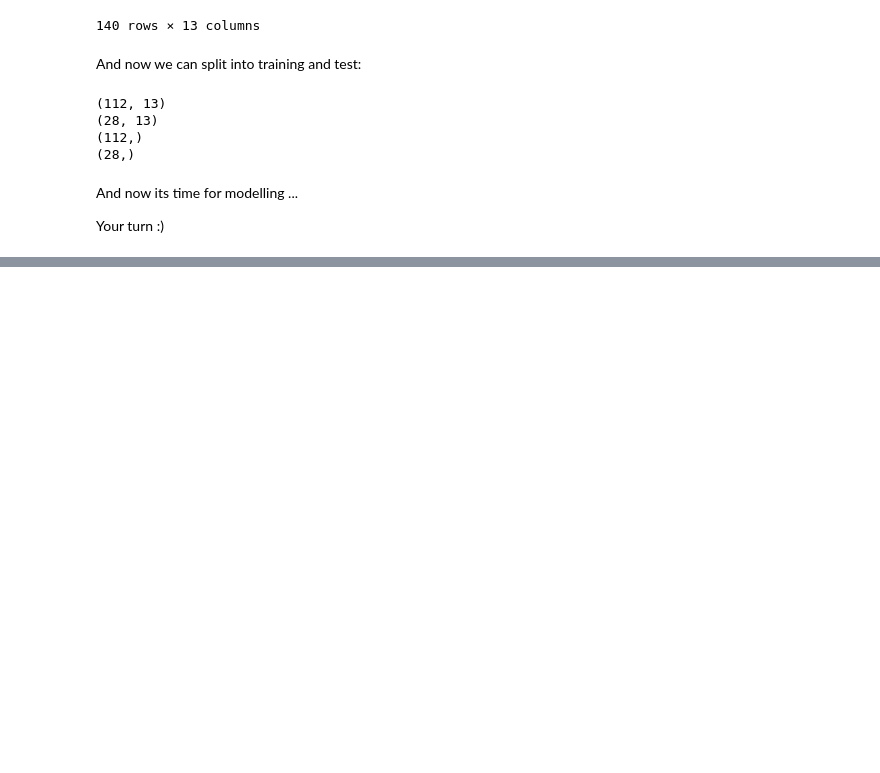
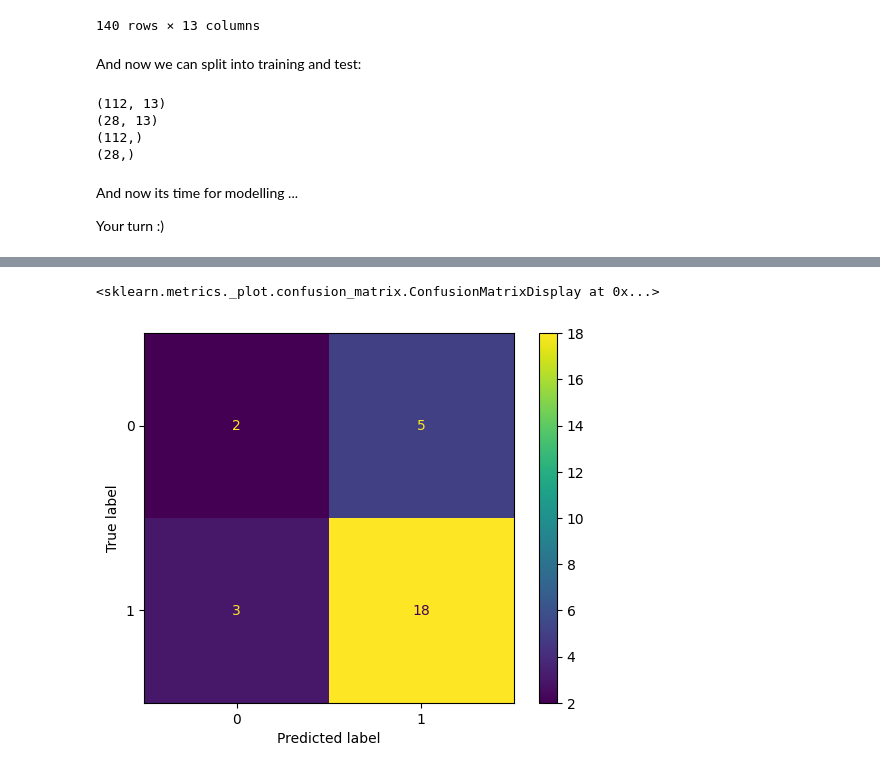
Before and after one commit to TudorVilcu/Tudor-Vilcu---Data-Science-and-Gen-AI-submission-, a Jupyter notebook: Copy_of_5_02_Modelling_Hackathon.ipynb, the cells around one changed output, grey strips where cells are left out. Saved outputs shown, nothing was run; the diff lists cells and outputs as text; code cells hidden in the pictures; blank space fills up the shorter version.

```diff
--- a/Copy_of_5_02_Modelling_Hackathon.ipynb
+++ b/Copy_of_5_02_Modelling_Hackathon.ipynb
@@ -292,3 +292,12 @@ And now its time for modelling ...
 
 
 Your turn :)
+# %%
+from sklearn.tree import DecisionTreeClassifier as DTC
+
+# create the model (the empty, untrained algorithm)
+DTC_algo = DTC(random_state=1984)
+
+# train it on the training data
+DTC_model = DTC_algo.fit(X_train, Y_train)
+DTC_model
@@ -294,0 +306,13 @@ Your turn :)
+# %%
+from sklearn.metrics import accuracy_score
+
+# predict the test data
+predict = DTC_model.predict(X_test)
+
+# compare the first five predictions with the real answers
+for i in range(5):
+    print(f'Predicted: {predict[i]}')
+    print(f'Real: {Y_test[i]}')
+    print("\n")
+
+print(f'Accuracy: {round(accuracy_score(Y_test, predict), 2)}')
@@ -294,0 +337,9 @@ Your turn :)
+# %%
+
+from sklearn.metrics import ConfusionMatrixDisplay as CM
+
+# create a confusion matrix
+CM.from_predictions(Y_test, predict)
+# %% [output]
+<sklearn.metrics._plot.confusion_matrix.ConfusionMatrixDisplay at 0x...>
+[figure, added]
```
Also changed, not shown: parts of 9 cells of this notebook.
